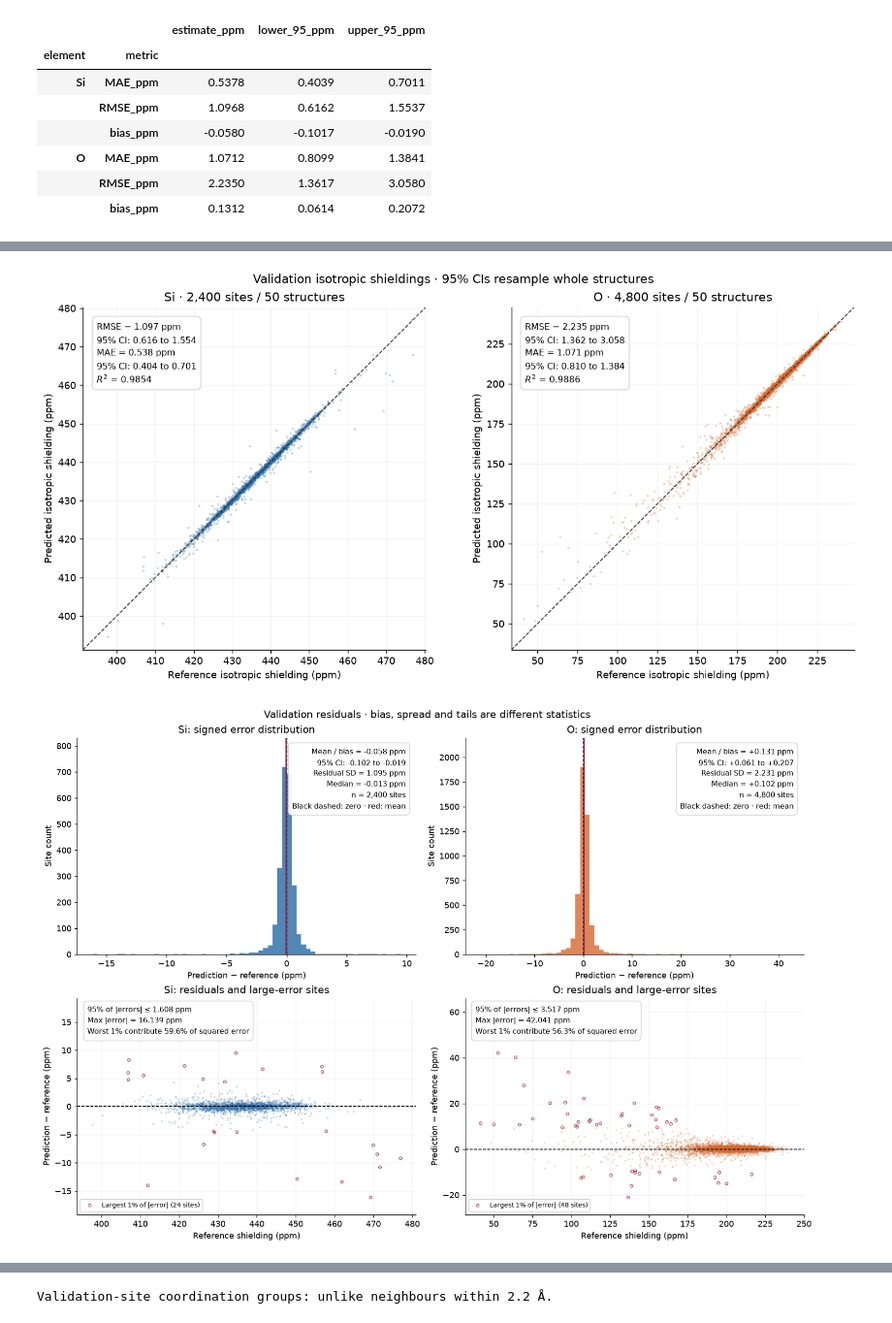
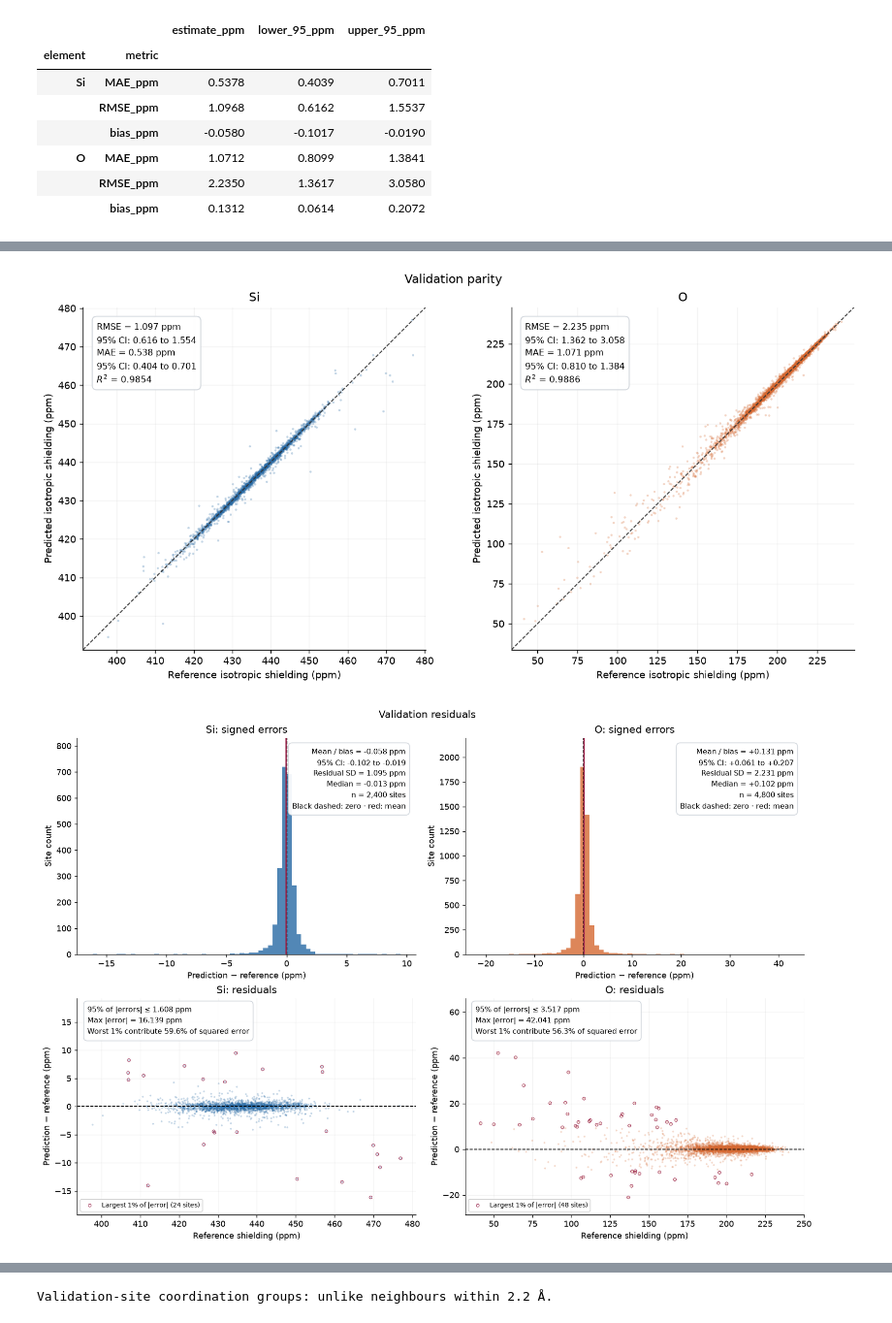
Before and after one commit to LouisM1/NequIP_experiments, a Jupyter notebook: experiments/07-TensorNequIP-MSIsotropy-Validation.ipynb, the cells around one changed output, grey strips where cells are left out. Shown at 97% size. Cells and saved outputs as stored; diff of their text form; code cells hidden in the pictures.

```diff
--- a/experiments/07-TensorNequIP-MSIsotropy-Validation.ipynb
+++ b/experiments/07-TensorNequIP-MSIsotropy-Validation.ipynb
@@ -360,14 +330,14 @@ for ax, element in zip(axes, ELEMENTS):
     ax.scatter(ref, pred, s=5, alpha=0.28, color=COLOURS[element], edgecolors='none', rasterized=True)
     ax.plot(limits, limits, '--', color='#333333', lw=1)
     ax.set(xlim=limits, ylim=limits, xlabel='Reference isotropic shielding (ppm)',
-           ylabel='Predicted isotropic shielding (ppm)', title=f'{element} · {len(group):,} sites / {group.structure_index.nunique()} structures')
+           ylabel='Predicted isotropic shielding (ppm)', title=element)
     ax.set_aspect('equal', adjustable='box')
     m = metrics.loc[('valid', element)]
     stats_box(ax, f'RMSE = {m.RMSE_ppm:.3f} ppm\n95% CI: {ci_text(element, "RMSE_ppm")}\n'
                  f'MAE = {m.MAE_ppm:.3f} ppm\n95% CI: {ci_text(element, "MAE_ppm")}\n'
                  f'$R^2$ = {m.R2:.4f}', x=0.04, ha='left')
     ax.grid(alpha=0.15)
-fig_parity.suptitle('Validation isotropic shieldings · 95% CIs resample whole structures')
+fig_parity.suptitle('Validation parity')
 plt.show()
 
 fig_residuals, axes = plt.subplots(2, 2, figsize=(13, 9), layout='constrained')
@@ -380,35 +350,35 @@ for column, element in enumerate(ELEMENTS):
     ax.axvline(0, color='black', linestyle='--', lw=1)
     ax.axvline(m.bias_ppm, color='#9a244b', lw=1.6)
     stats_box(ax, f'Mean / bias = {m.bias_ppm:+.3f} ppm\n'
                  f'95% CI: {ci_text(element, "bias_ppm", signed=True)}\n'
                  f'Residual SD = {error.std(ddof=0):.3f} ppm\n'
                  f'Median = {np.median(error):+.3f} ppm\n'
                  f'n = {len(error):,} sites\nBlack dashed: zero · red: mean', fontsize=9)
-    ax.set(title=f'{element}: signed error distribution', xlabel='Prediction − reference (ppm)', ylabel='Site count')
+    ax.set(title=f'{element}: signed errors', xlabel='Prediction − reference (ppm)', ylabel='Site count')
     ax.set_ylim(0, ax.get_ylim()[1] * 1.1)
 
     ax = axes[1, column]
     tail_count = int(np.ceil(0.01 * len(error)))
     tail_positions = np.argsort(np.abs(error))[-tail_count:]
     tail_fraction = np.sum(error[tail_positions] ** 2) / np.sum(error ** 2)
     ax.scatter(group['reference_ppm'], error, s=5, alpha=0.25,
                color=COLOURS[element], edgecolors='none', rasterized=True)
     ax.scatter(group['reference_ppm'].to_numpy()[tail_positions], error[tail_positions], s=12,
                facecolors='none', edgecolors='#9a244b', linewidths=0.6,
                label=f'Largest 1% of |error| ({tail_count} sites)', rasterized=True)
     ax.axhline(0, color='black', linestyle='--', lw=1)
     stats_box(ax, f'95% of |errors| ≤ {m.p95_AE_ppm:.3f} ppm\n'
                  f'Max |error| = {m.max_AE_ppm:.3f} ppm\n'
                  f'Worst 1% contribute {100 * tail_fraction:.1f}% of squared error',
               x=0.03, y=0.97, ha='left', fontsize=9)
-    ax.set(title=f'{element}: residuals and large-error sites', xlabel='Reference shielding (ppm)',
+    ax.set(title=f'{element}: residuals', xlabel='Reference shielding (ppm)',
            ylabel='Prediction − reference (ppm)')
     lo, hi = error.min(), error.max()
     ax.set_ylim(lo - 0.12 * (hi - lo), hi + 0.38 * (hi - lo))
     ax.legend(loc='lower left', fontsize=8)
     ax.grid(alpha=0.15)
-fig_residuals.suptitle('Validation residuals · bias, spread and tails are different statistics')
+fig_residuals.suptitle('Validation residuals')
 plt.show()
 # %% [output]
-[figure, old version]
+[figure, new version]
-[figure, old version]
+[figure, new version]
```
Also changed, not shown: parts of 18 cells of this notebook, 34 other files.
